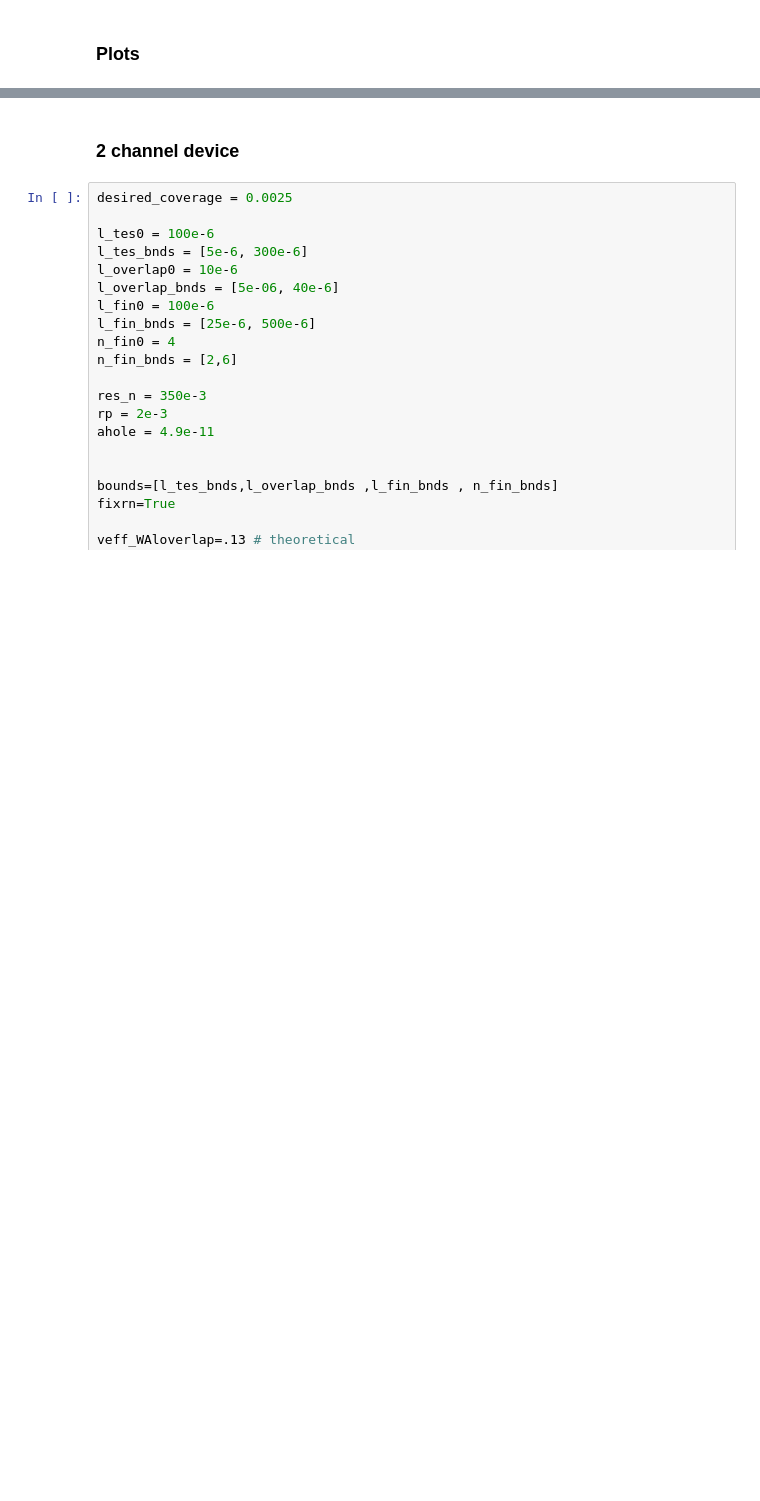
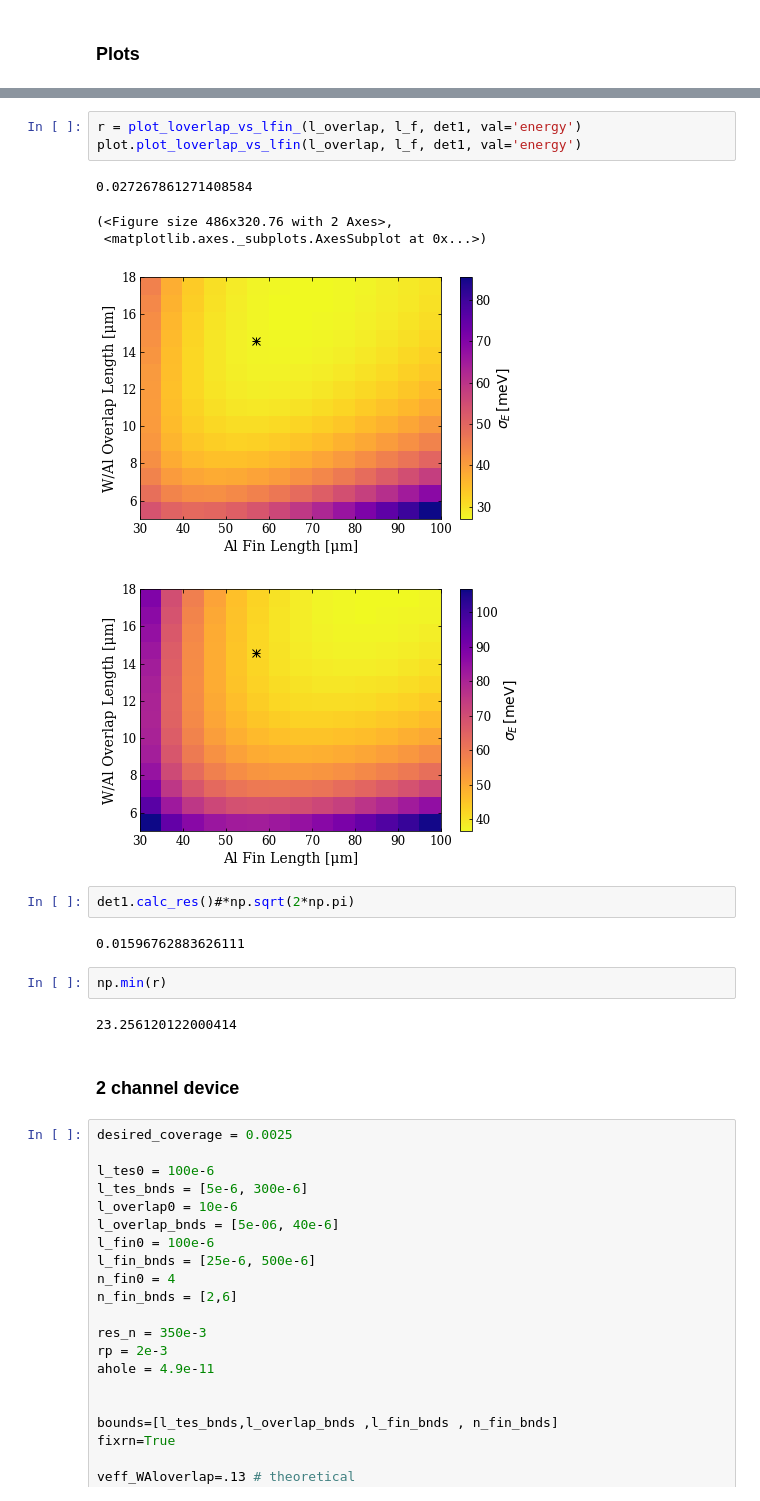
Before and after one commit to cwfink/cm_det_opt, a Jupyter notebook: quarter_percent/point25_percent_cov.ipynb, the cells around one changed output, grey strips where cells are left out. Saved outputs shown, nothing was run; the diff lists cells and outputs as text; blank space fills up the shorter version.

```diff
--- a/quarter_percent/point25_percent_cov.ipynb
+++ b/quarter_percent/point25_percent_cov.ipynb
@@ -706,3 +939,20 @@ plot.plot_ltes_vs_lfin(l, l_f, det1, val='al')
+# %%
+r = plot_loverlap_vs_lfin_(l_overlap, l_f, det1, val='energy')
+plot.plot_loverlap_vs_lfin(l_overlap, l_f, det1, val='energy')
+# %% [output]
+0.027267861271408584
+(<Figure size 486x320.76 with 2 Axes>,
+ <matplotlib.axes._subplots.AxesSubplot at 0x...>)
+[figure, added]
+[figure, added]
+# %%
+det1.calc_res()#*np.sqrt(2*np.pi)
+# %% [output]
+0.01596762883626111
+# %%
+np.min(r)
+# %% [output]
+23.256120122000414
 # %% [markdown]
 ### 2 channel device
 # %%
```
Also changed, not shown: parts of 14 cells of this notebook, 35 other files.
